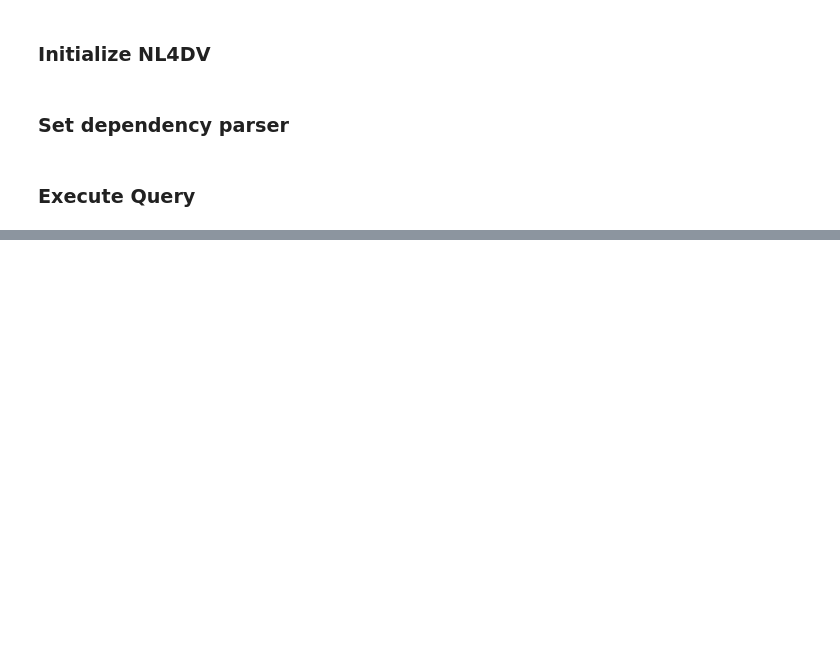
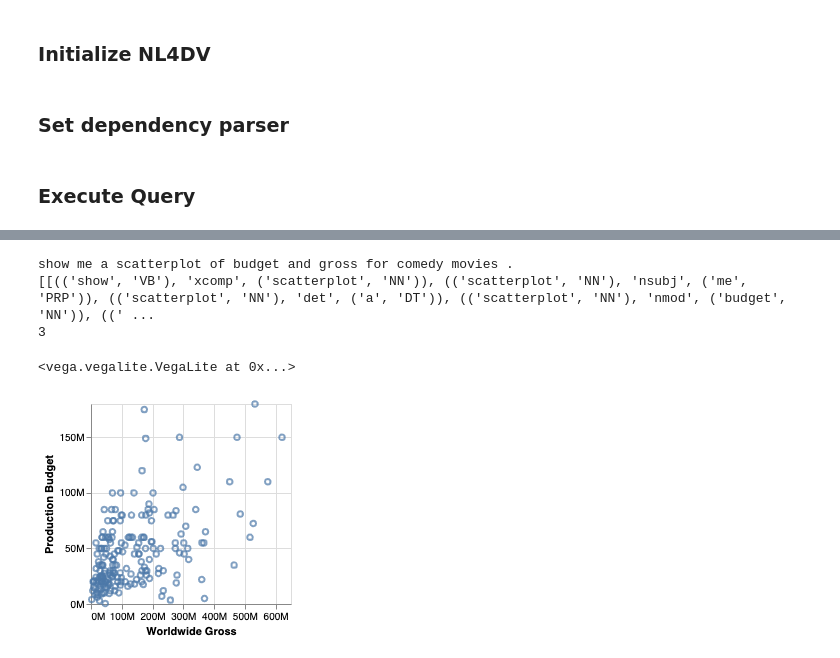
Before and after one commit to nl4dv/nl4dv, a Jupyter notebook: examples/applications/notebook/Demo.ipynb, the cells around one changed output, grey strips where cells are left out. Drawn from its saved outputs; the diff is of its cells as text; code cells hidden in the pictures; blank space fills up the shorter version.

```diff
--- a/examples/applications/notebook/Demo.ipynb
+++ b/examples/applications/notebook/Demo.ipynb
@@ -16,0 +54,9 @@ nl4dv_instance.set_dependency_parser(config=dependency_parser_config)
+# %%
+y = nl4dv_instance.analyze_query("show me a scatterplot of budget and gross for comedy movies.")
+VegaLite(y['visList'][0]['vlSpec'])
+# %% [output]
+show me a scatterplot of budget and gross for comedy movies .
+[[(('show', 'VB'), 'xcomp', ('scatterplot', 'NN')), (('scatterplot', 'NN'), 'nsubj', ('me', 'PRP')), (('scatterplot', 'NN'), 'det', ('a', 'DT')), (('scatterplot', 'NN'), 'nmod', ('budget', 'NN')), ((' ...
+3
+<vega.vegalite.VegaLite at 0x...>
+[figure, added]
```
Also changed, not shown: parts of 20 cells of this notebook, 55 other files.
